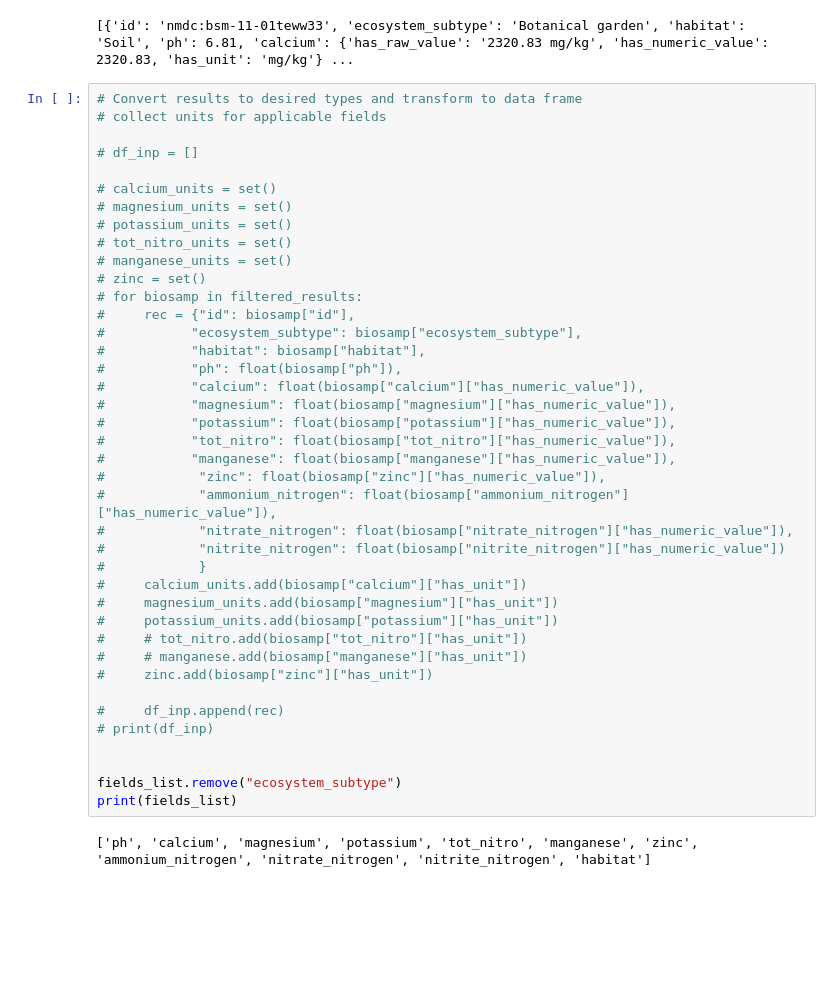
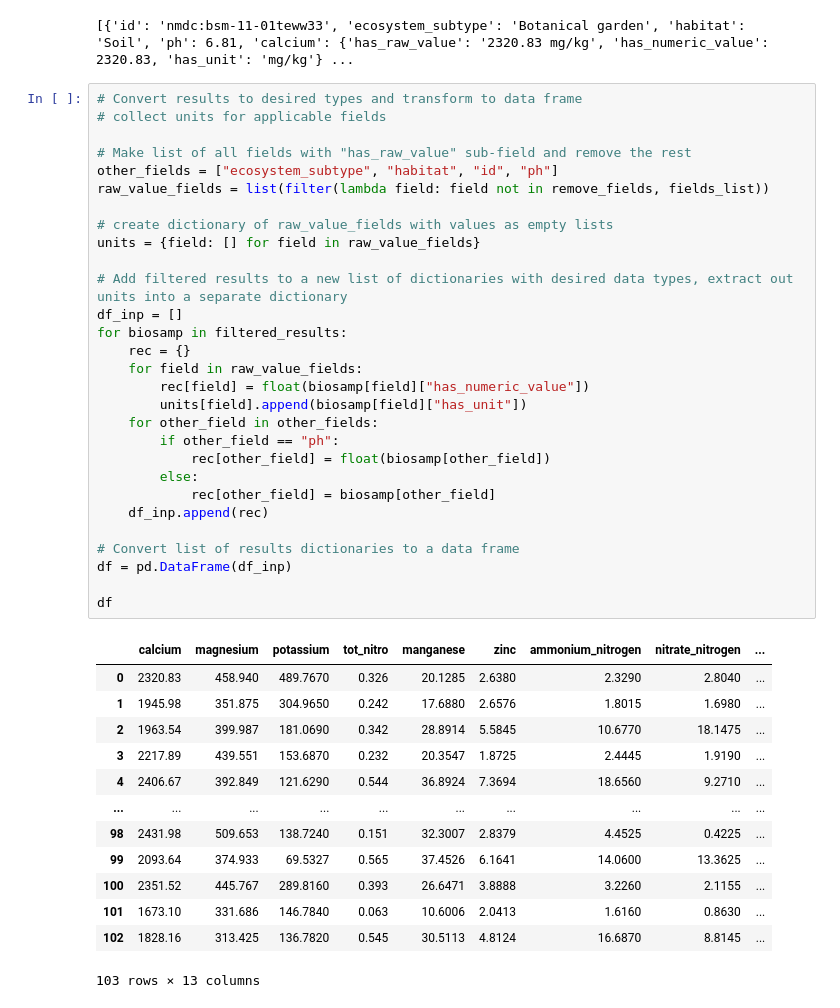
Before and after one commit to microbiomedata/nmdc_notebooks, a Jupyter notebook: bioscales_/python/bioscales.ipynb, the cells around one changed output. Cells and saved outputs as stored; diff of their text form; blank space fills up the shorter version.

```diff
--- a/bioscales_/python/bioscales.ipynb
+++ b/bioscales_/python/bioscales.ipynb
@@ -66,42 +65,43 @@ print(filtered_results)
 # %%
 # Convert results to desired types and transform to data frame
 # collect units for applicable fields
 
-# df_inp = []
+# Make list of all fields with "has_raw_value" sub-field and remove the rest
+other_fields = ["ecosystem_subtype", "habitat", "id", "ph"]
+raw_value_fields = list(filter(lambda field: field not in remove_fields, fields_list))
 
-# calcium_units = set()
-# magnesium_units = set()
-# potassium_units = set()
-# tot_nitro_units = set()
-# manganese_units = set()
-# zinc = set()
-# for biosamp in filtered_results:
-#     rec = {"id": biosamp["id"],
-#           "ecosystem_subtype": biosamp["ecosystem_subtype"],
-#           "habitat": biosamp["habitat"],
-#           "ph": float(biosamp["ph"]),
-#           "calcium": float(biosamp["calcium"]["has_numeric_value"]),
-#           "magnesium": float(biosamp["magnesium"]["has_numeric_value"]),
-#           "potassium": float(biosamp["potassium"]["has_numeric_value"]),
-#           "tot_nitro": float(biosamp["tot_nitro"]["has_numeric_value"]),
-#           "manganese": float(biosamp["manganese"]["has_numeric_value"]),
-#            "zinc": float(biosamp["zinc"]["has_numeric_value"]),
-#            "ammonium_nitrogen": float(biosamp["ammonium_nitrogen"]["has_numeric_value"]),
-#            "nitrate_nitrogen": float(biosamp["nitrate_nitrogen"]["has_numeric_value"]),
-#            "nitrite_nitrogen": float(biosamp["nitrite_nitrogen"]["has_numeric_value"])
-#            }
-#     calcium_units.add(biosamp["calcium"]["has_unit"])
-#     magnesium_units.add(biosamp["magnesium"]["has_unit"])
-#     potassium_units.add(biosamp["potassium"]["has_unit"])
-#     # tot_nitro.add(biosamp["tot_nitro"]["has_unit"])
-#     # manganese.add(biosamp["manganese"]["has_unit"])
-#     zinc.add(biosamp["zinc"]["has_unit"])
+# create dictionary of raw_value_fields with values as empty lists
+units = {field: [] for field in raw_value_fields}
 
-#     df_inp.append(rec)
-# print(df_inp)
+# Add filtered results to a new list of dictionaries with desired data types, extract out units into a separate dictionary
+df_inp = []
+for biosamp in filtered_results:
+    rec = {}
+    for field in raw_value_fields:
+        rec[field] = float(biosamp[field]["has_numeric_value"])
+        units[field].append(biosamp[field]["has_unit"])
+    for other_field in other_fields:
+        if other_field == "ph":
+            rec[other_field] = float(biosamp[other_field])
+        else:
+            rec[other_field] = biosamp[other_field]
+    df_inp.append(rec)
 
+# Convert list of results dictionaries to a data frame
+df = pd.DataFrame(df_inp)
 
-fields_list.remove("ecosystem_subtype")
-print(fields_list)
+df
 # %% [output]
+|  | calcium | magnesium | potassium | tot_nitro | manganese | zinc | ammonium_nitrogen | nitrate_nitrogen | ... |
+| 0 | 2320.83 | 458.940 | 489.7670 | 0.326 | 20.1285 | 2.6380 | 2.3290 | 2.8040 | ... |
+| 1 | 1945.98 | 351.875 | 304.9650 | 0.242 | 17.6880 | 2.6576 | 1.8015 | 1.6980 | ... |
+| 2 | 1963.54 | 399.987 | 181.0690 | 0.342 | 28.8914 | 5.5845 | 10.6770 | 18.1475 | ... |
+| 3 | 2217.89 | 439.551 | 153.6870 | 0.232 | 20.3547 | 1.8725 | 2.4445 | 1.9190 | ... |
+| 4 | 2406.67 | 392.849 | 121.6290 | 0.544 | 36.8924 | 7.3694 | 18.6560 | 9.2710 | ... |
+| ... | ... | ... | ... | ... | ... | ... | ... | ... | ... |
+| 98 | 2431.98 | 509.653 | 138.7240 | 0.151 | 32.3007 | 2.8379 | 4.4525 | 0.4225 | ... |
+| 99 | 2093.64 | 374.933 | 69.5327 | 0.565 | 37.4526 | 6.1641 | 14.0600 | 13.3625 | ... |
+| 100 | 2351.52 | 445.767 | 289.8160 | 0.393 | 26.6471 | 3.8888 | 3.2260 | 2.1155 | ... |
+| 101 | 1673.10 | 331.686 | 146.7840 | 0.063 | 10.6006 | 2.0413 | 1.6160 | 0.8630 | ... |
+| 102 | 1828.16 | 313.425 | 136.7820 | 0.545 | 30.5113 | 4.8124 | 16.6870 | 8.8145 | ... |
-['ph', 'calcium', 'magnesium', 'potassium', 'tot_nitro', 'manganese', 'zinc', 'ammonium_nitrogen', 'nitrate_nitrogen', 'nitrite_nitrogen', 'habitat']
+103 rows × 13 columns
```
Also changed, not shown: parts of 7 cells of this notebook.
